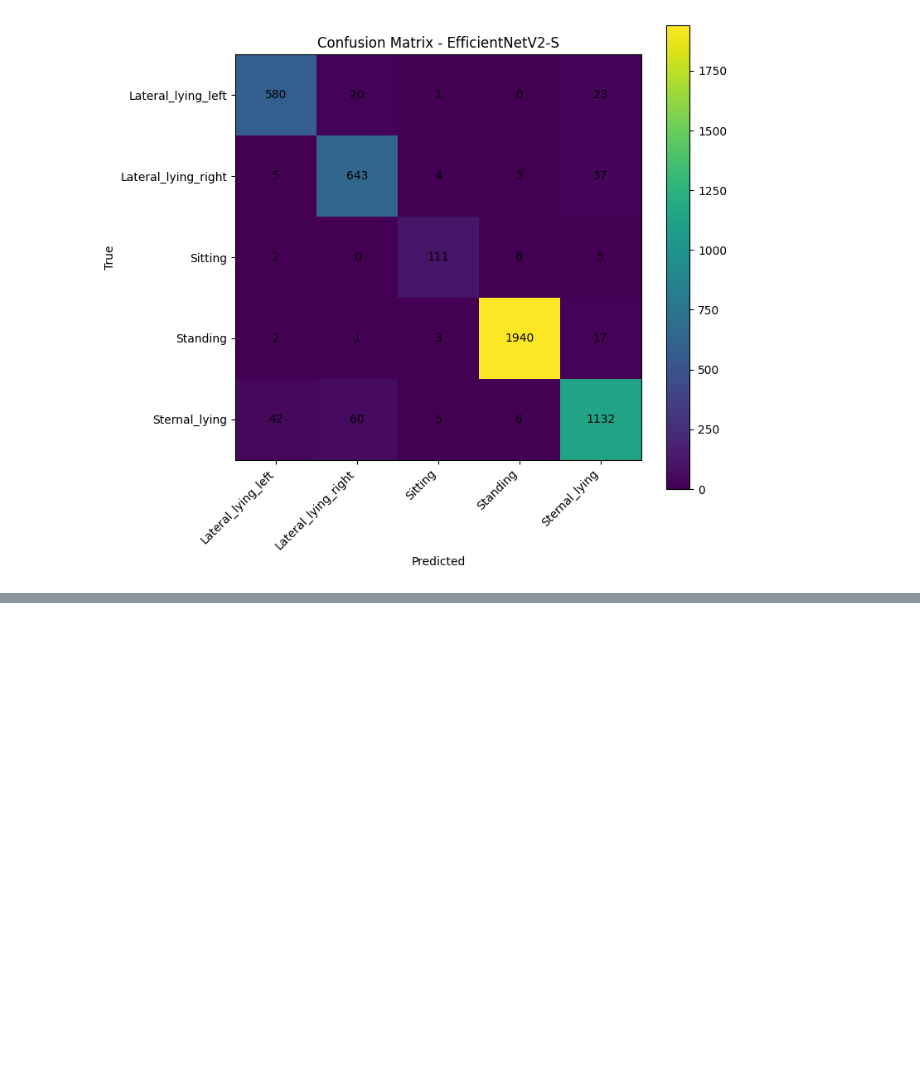
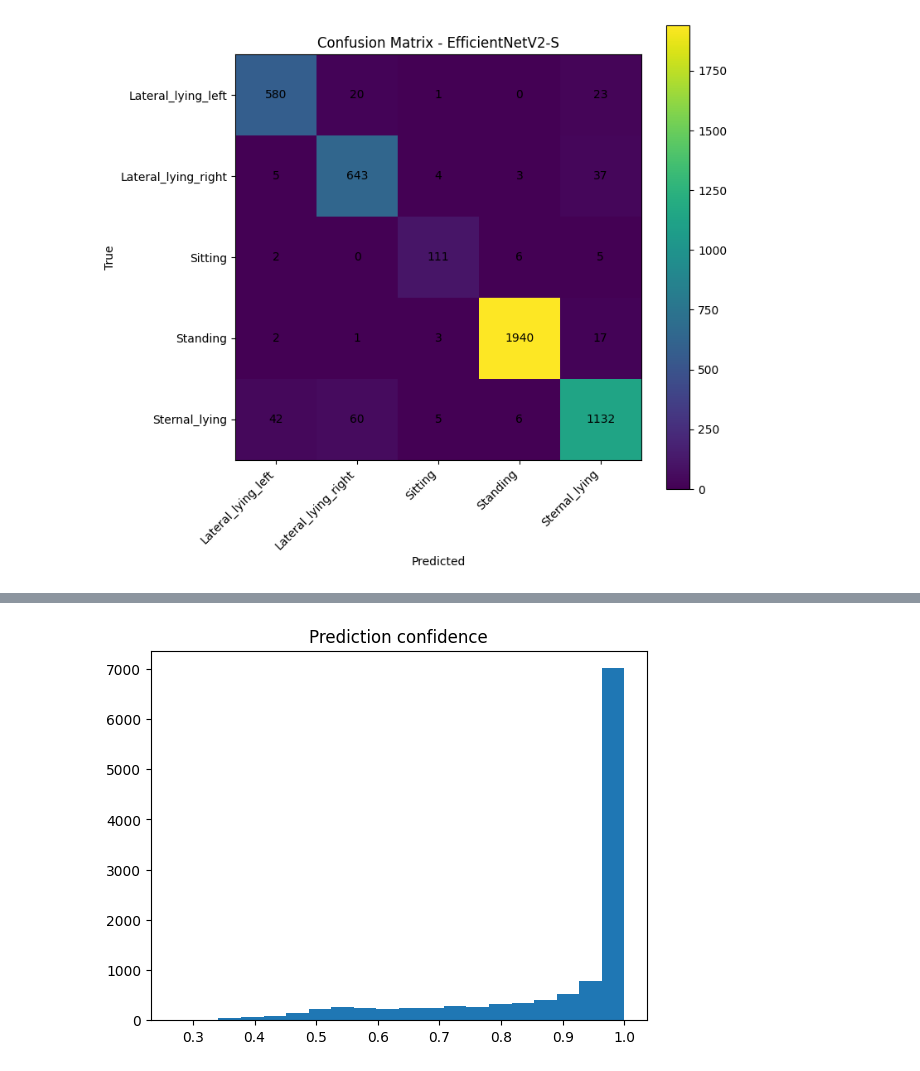
Before and after one commit to StaryDron/PigPostureComputerVision, a Jupyter notebook: EfficientNet_V2.ipynb, the cells around one changed output, grey strips where cells are left out. Saved outputs shown, nothing was run; the diff lists cells and outputs as text; code cells hidden in the pictures; blank space fills up the shorter version.

```diff
--- a/EfficientNet_V2.ipynb
+++ b/EfficientNet_V2.ipynb
@@ -514,0 +737,19 @@ plt.show()
+# %%
+all_probs = []
+
+model.eval()
+
+with torch.no_grad():
+    for images, _ in test_loader:
+        images = images.to(device)
+        outputs = model(images)
+        probs = torch.softmax(outputs, dim=1)
+        max_probs = probs.max(dim=1).values
+        all_probs.extend(max_probs.cpu().numpy())
+# %%
+plt.figure()
+plt.hist(all_probs, bins=20)
+plt.title("Prediction confidence")
+plt.show()
+# %% [output]
+[figure, added]
```
Also changed, not shown: parts of 20 cells of this notebook.
